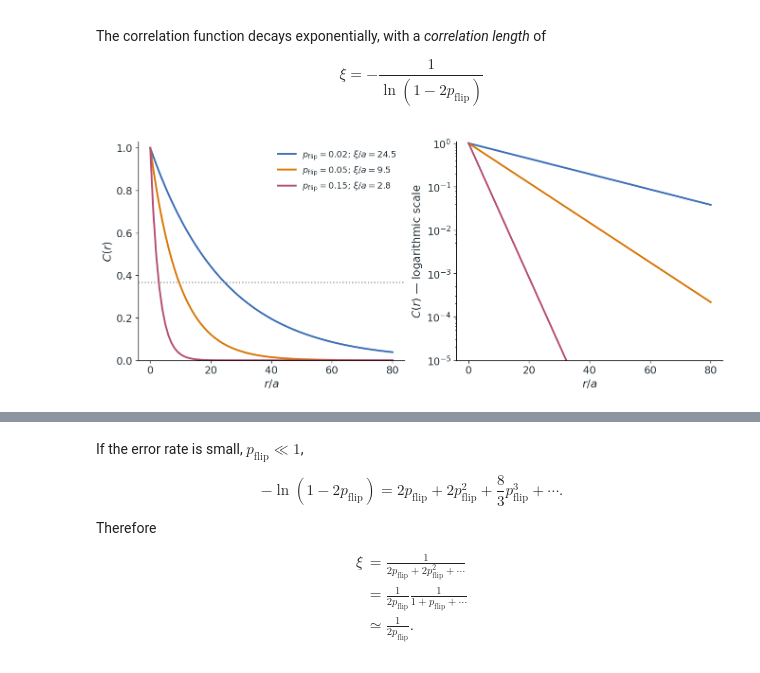
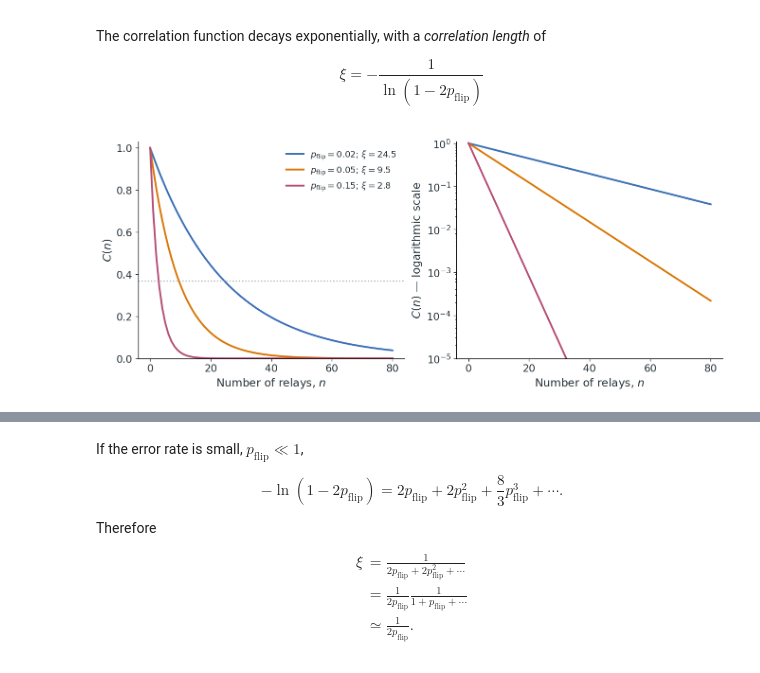
Before and after one commit to shaevitz/567-Crowd-Control, a Jupyter notebook: lectures/lecture-08-telephone-game-ising-model.ipynb, the cells around one changed output, grey strips where cells are left out. Cells and saved outputs as stored; diff of their text form; code cells hidden in the pictures.

Commit message:
Update Lecture 8 correlation plot notation

```diff
--- a/lectures/lecture-08-telephone-game-ising-model.ipynb
+++ b/lectures/lecture-08-telephone-game-ising-model.ipynb
@@ -211,19 +211,19 @@ $$
 # %%
 n = np.arange(81)
 fig, axes = plt.subplots(1, 2, figsize=(11, 4.5), layout='constrained')
 for p, color in [(0.02, BLUE), (0.05, ORANGE), (0.15, PINK)]:
     xi = -1 / np.log(1 - 2*p)
     corr = (1 - 2*p)**n
-    label = fr'$p_{{\rm flip}}={p:.2f}$; $\xi/a={xi:.1f}$'
+    label = fr'$p_{{\rm flip}}={p:.2f}$; $\xi={xi:.1f}$'
     axes[0].plot(n, corr, color=color, lw=2.3, label=label)
     axes[1].semilogy(n, corr, color=color, lw=2.3)
 axes[0].axhline(np.exp(-1), color=GREY, ls=':')
 axes[0].legend(frameon=False)
-axes[0].set(xlabel='$r/a$', ylabel='$C(r)$', ylim=(0, 1.03))
-axes[1].set(xlabel='$r/a$', ylabel='$C(r)$ — logarithmic scale', ylim=(1e-5, 1.1))
+axes[0].set(xlabel='Number of relays, $n$', ylabel='$C(n)$', ylim=(0, 1.03))
+axes[1].set(xlabel='Number of relays, $n$', ylabel='$C(n)$ — logarithmic scale', ylim=(1e-5, 1.1))
 plt.show()
 # %% [output]
-[figure, old version]
+[figure, new version]
 # %% [markdown]
 ### Three different lengths
 
```
Also changed, not shown: parts of 1 cell of this notebook.
